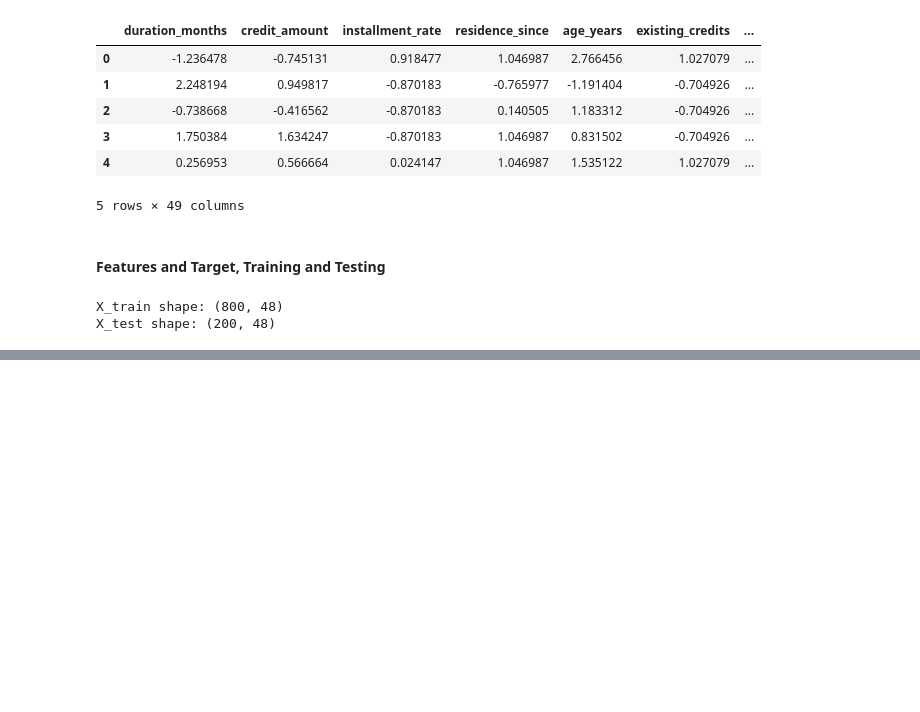
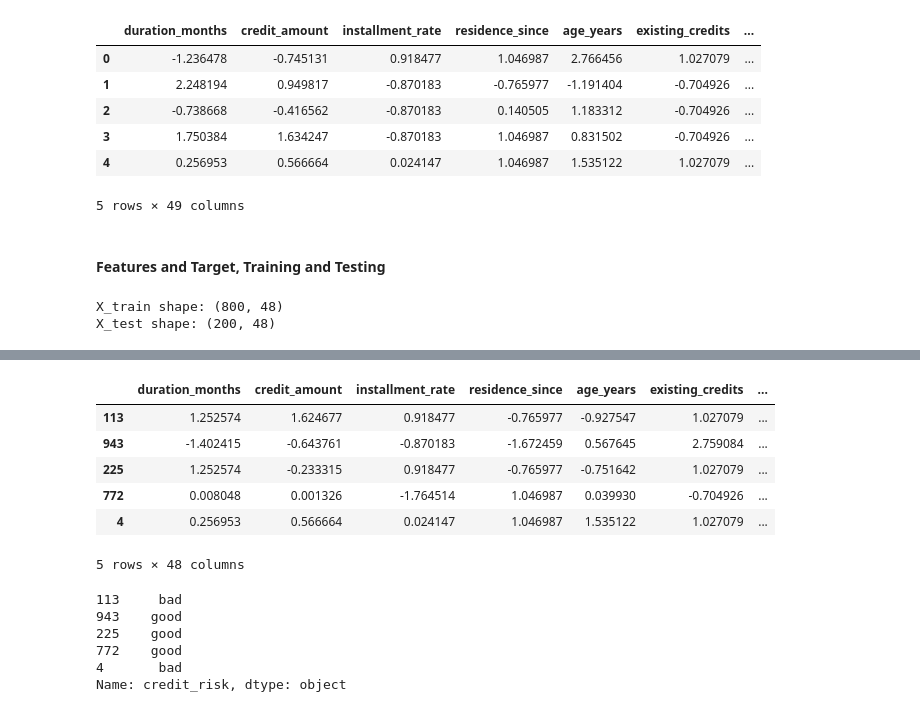
Before and after one commit to rafeeedah/Eksperimen_SML_Rafidah, a Jupyter notebook: preprocessing/Eksperimen_Rafidah.ipynb, the cells around one changed output, grey strips where cells are left out. Drawn from its saved outputs; the diff is of its cells as text; code cells hidden in the pictures; blank space fills up the shorter version.

```diff
--- a/preprocessing/Eksperimen_Rafidah.ipynb
+++ b/preprocessing/Eksperimen_Rafidah.ipynb
@@ -474,0 +479,19 @@ X_test shape: (200, 48)
+# %%
+X_test.head()
+# %% [output]
+|  | duration_months | credit_amount | installment_rate | residence_since | age_years | existing_credits | ... |
+| 113 | 1.252574 | 1.624677 | 0.918477 | -0.765977 | -0.927547 | 1.027079 | ... |
+| 943 | -1.402415 | -0.643761 | -0.870183 | -1.672459 | 0.567645 | 2.759084 | ... |
+| 225 | 1.252574 | -0.233315 | 0.918477 | -0.765977 | -0.751642 | 1.027079 | ... |
+| 772 | 0.008048 | 0.001326 | -1.764514 | 1.046987 | 0.039930 | -0.704926 | ... |
+| 4 | 0.256953 | 0.566664 | 0.024147 | 1.046987 | 1.535122 | 1.027079 | ... |
+5 rows × 48 columns
+# %%
+y_test.head()
+# %% [output]
+113     bad
+943    good
+225    good
+772    good
+4       bad
+Name: credit_risk, dtype: object
```
Also changed, not shown: parts of 13 cells of this notebook.
